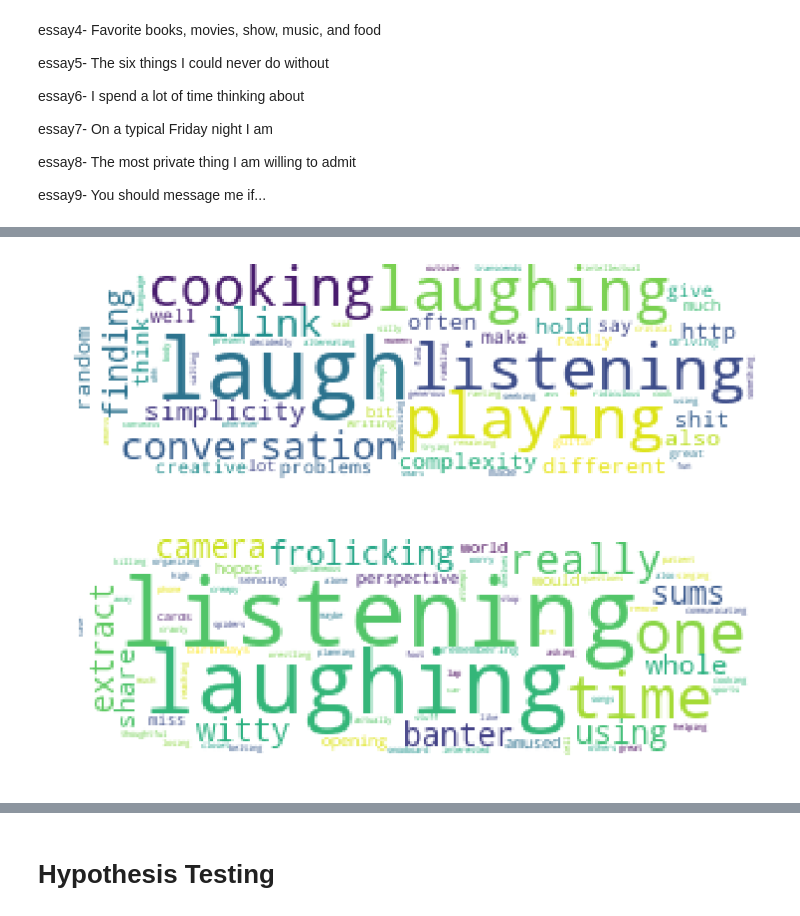
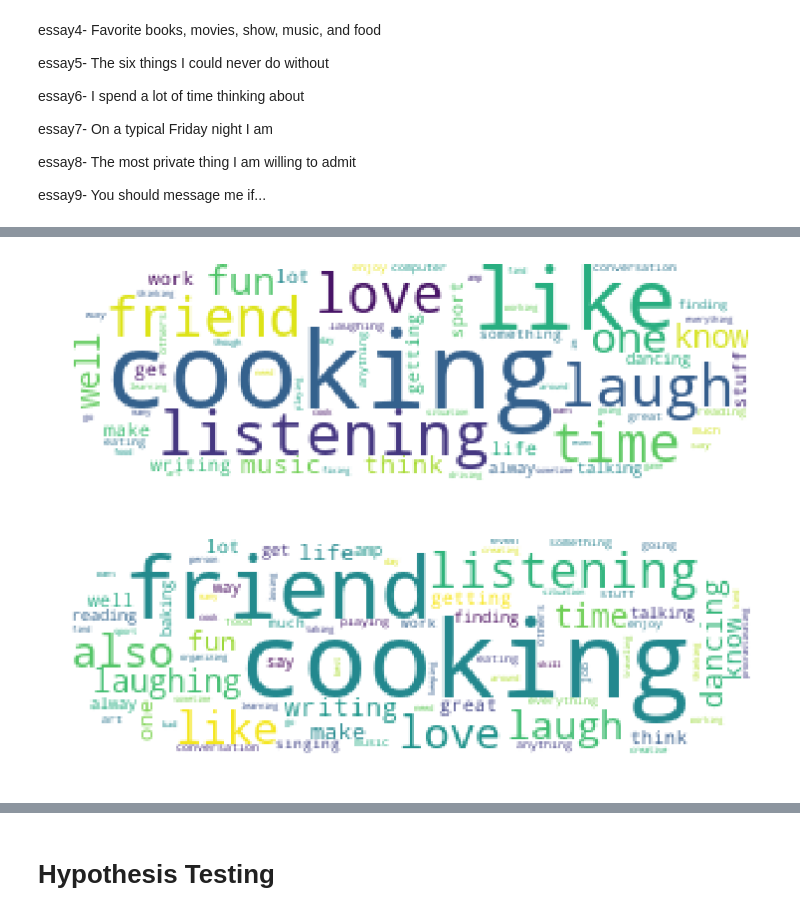
Before and after one commit to stuartxu2/OKCupid_matching, a Jupyter notebook: OKCupid_EDA.ipynb, the cells around one changed output, grey strips where cells are left out. Cells and saved outputs as stored; diff of their text form; code cells hidden in the pictures.

```diff
--- a/OKCupid_EDA.ipynb
+++ b/OKCupid_EDA.ipynb
@@ -652,7 +653,8 @@ df_cloud1_f = df_cloud1.query('sex =="f"')
 text1_m = " ".join(word for word in df_cloud1_m.essay1.sum())
 text1_f = " ".join(word for word in df_cloud1_f.essay1.sum())
 # %%
-df_cloud2 = df.query('essay2.notnull()', engine='python').head(20)
+#essay2
+df_cloud2 = df.query('essay2.notnull()', engine='python')
 df_cloud2_m = df_cloud2.query('sex =="m"')
 df_cloud2_f = df_cloud2.query('sex =="f"')
 
@@ -692,9 +697,11 @@ generate_wordcloud(text1_f, mask6)
 # %%
-generate_wordcloud(text2_m, mask6, STOPWORDS = ['good', 'people', 'making', 'pretty', 'things'])
-generate_wordcloud(text2_f, mask6, STOPWORDS = ['good', 'people', 'things', 'though', 'pretty'])
+generate_wordcloud(text2_m, mask6, STOPWORDS=[
+                   'good', 'people', 'making', 'pretty', 'things', 'really', 'also', 'ilink'])
+generate_wordcloud(text2_f, mask6, STOPWORDS=[
+                   'good', 'people', 'things', 'though', 'pretty', 'making', 'really','ilink'])
 # %% [output]
-[figure, old version]
+[figure, new version]
-[figure, old version]
+[figure, new version]
 # %%
 generate_wordcloud(text6_m, mask6, STOPWORDS = ['things'])
 generate_wordcloud(text6_f, mask6, STOPWORDS = ['things', 'something'])
```
Also changed, not shown: parts of 11 cells of this notebook.
